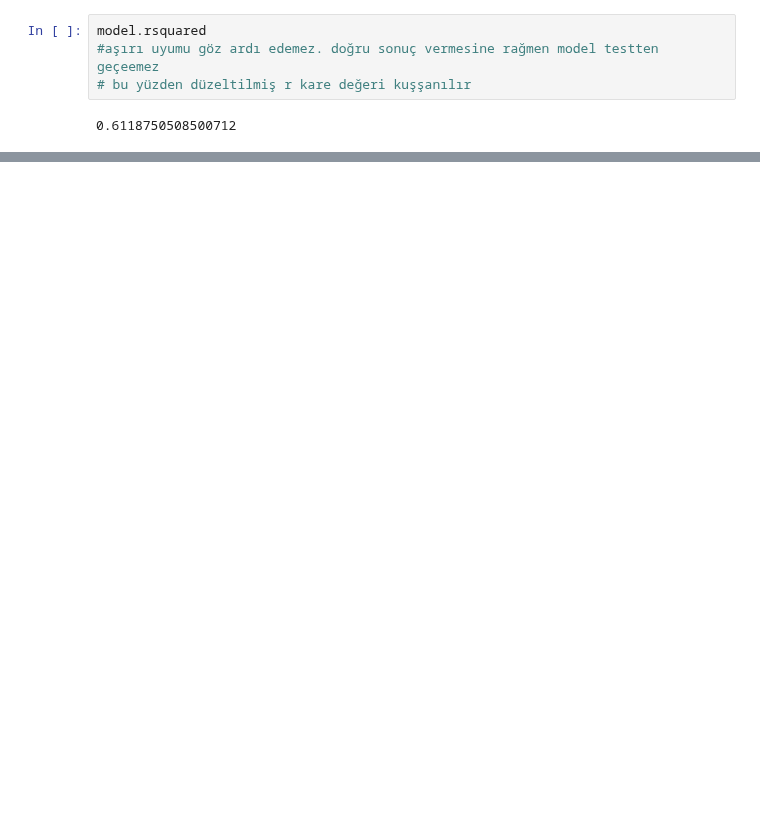
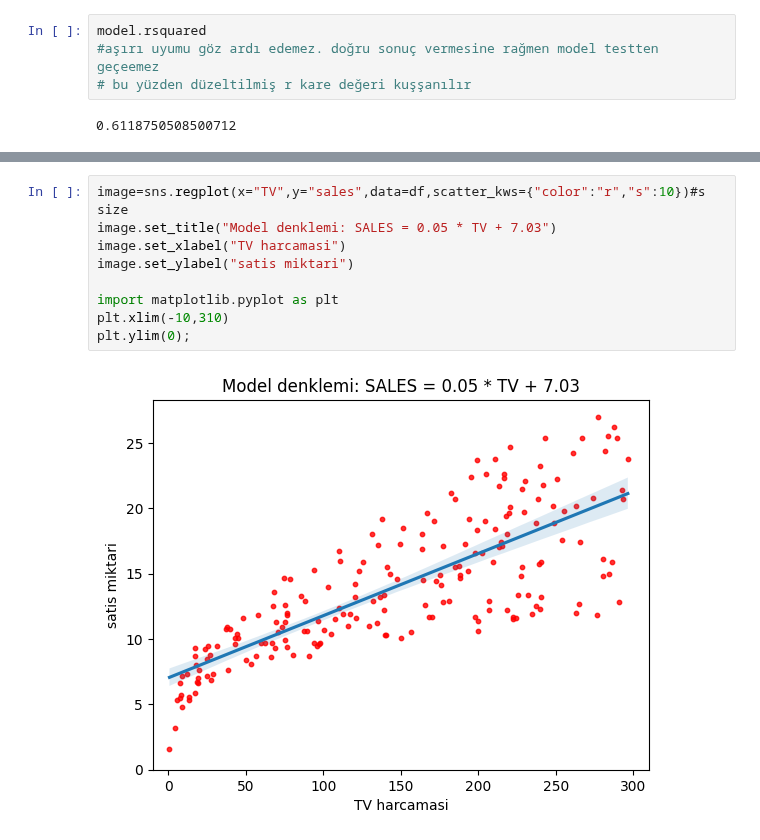
Before and after one commit to GokceSoylu/Machine_Learing, a Jupyter notebook: LineraRegression_andCousens/SimpleLinearRegression.ipynb, the cells around one changed output, grey strips where cells are left out. Drawn from its saved outputs; the diff is of its cells as text; blank space fills up the shorter version.

```diff
--- a/LineraRegression_andCousens/SimpleLinearRegression.ipynb
+++ b/LineraRegression_andCousens/SimpleLinearRegression.ipynb
@@ -340,0 +380,11 @@ AttributeError: 'OLSResults' object has no attribute 'show'
+# %%
+image=sns.regplot(x="TV",y="sales",data=df,scatter_kws={"color":"r","s":10})#s size
+image.set_title("Model denklemi: SALES = 0.05 * TV + 7.03")
+image.set_xlabel("TV harcamasi")
+image.set_ylabel("satis miktari")
+
+import matplotlib.pyplot as plt
+plt.xlim(-10,310)
+plt.ylim(0);
+# %% [output]
+[figure, added]
```
Also changed, not shown: parts of 11 cells of this notebook.
